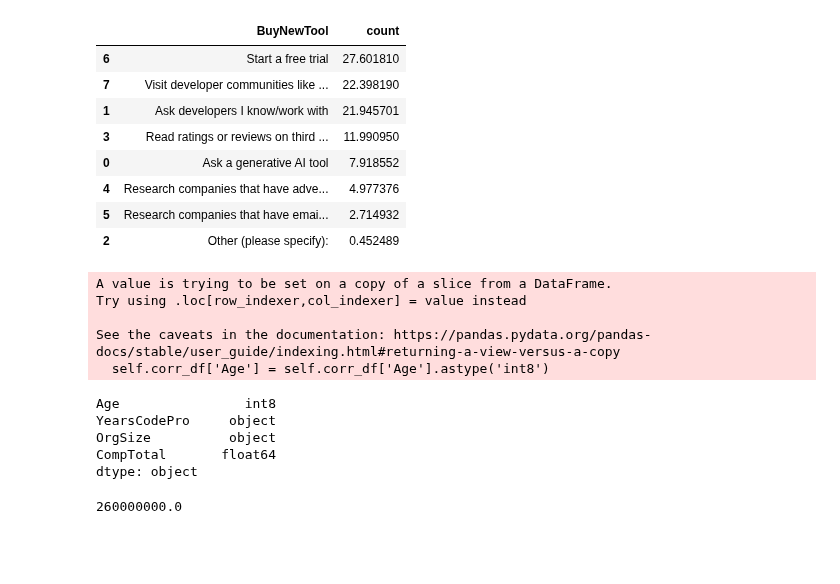
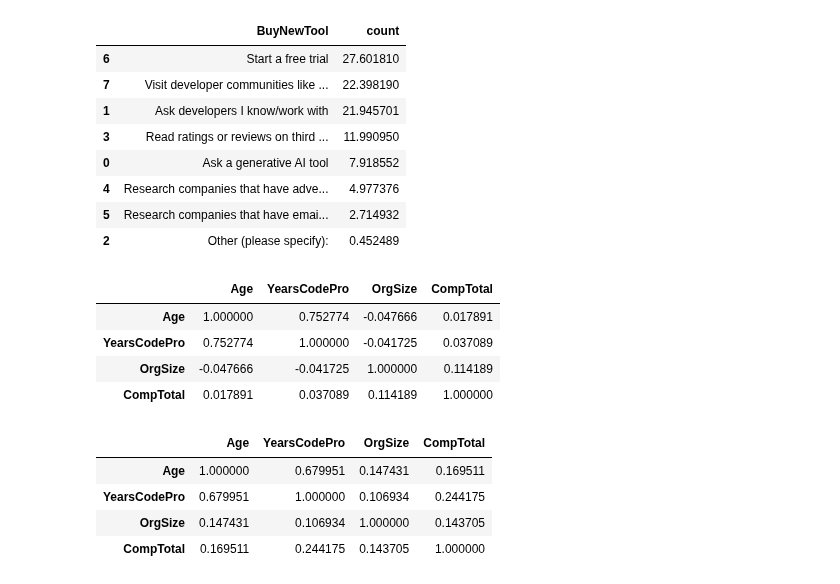
Before and after one commit to abrahim-k/stack_overflow_data, a Jupyter notebook: stack_overflow.ipynb, the cells around one changed output. Saved outputs shown, nothing was run; the diff lists cells and outputs as text; code cells hidden in the pictures; blank space fills up the shorter version.

Commit message:
feat: correlation calculation handled compeletely

```diff
--- a/stack_overflow.ipynb
+++ b/stack_overflow.ipynb
@@ -419,9 +419,8 @@ class CorrelationCalculator:
     def remove_non_rials(self):
         self.df = self.df.loc[df ['Currency'] == 'IRR	Iranian rial']
 
-    def give_corr_df(self):
+    def get_corr_df(self):
         self.corr_df = self.df[['Age', 'YearsCodePro', 'OrgSize', 'CompTotal']]
-        return self.corr_df
 
     def fill_empty_ages(self):
         most_frequent_age =  self.corr_df['Age'].mode()[0]
@@ -437,7 +436,6 @@ class CorrelationCalculator:
             '55-64 years old': 60
         }
         self.corr_df.loc[:, 'Age'] = self.corr_df['Age'].map(age_mapping)
-        self.corr_df['Age'] = self.corr_df['Age'].astype('int8')
 
     def calculate_years_mean(self):
         mean_df = self.corr_df.copy()
@@ -493,31 +491,34 @@ class CorrelationCalculator:
         self.corr_df.loc[self.corr_df['CompTotal'] < 120_000_000, 'CompTotal'] = average_comp
         self.corr_df.loc[self.corr_df['CompTotal'] > 12_000_000_000, 'CompTotal'] = average_comp
 
-
-
-high_corr_calculator = CorrelationCalculator(high_influence_df)
-
-high_corr_calculator.remove_non_rials()
-test_df = high_corr_calculator.give_corr_df()
-high_corr_calculator.fill_empty_ages()
-high_corr_calculator.numberize_ages()
-high_corr_calculator.fix_yearscodepros()
-high_corr_calculator.fill_empty_orgsizes()
-high_corr_calculator.numberize_orgsizes()
-high_corr_calculator.fix_comptotals()
-high_corr_calculator.corr_df.dtypes
+    def get_corr(self):
+        self.remove_non_rials()
+        self.get_corr_df()
+        self.fill_empty_ages()
+        self.numberize_ages()
+        self.fix_yearscodepros()
+        self.fill_empty_orgsizes()
+        self.numberize_orgsizes()
+        self.fix_comptotals()
+        return self.corr_df.corr()
-# %% [output]
-A value is trying to be set on a copy of a slice from a DataFrame.
-Try using .loc[row_indexer,col_indexer] = value instead
-
-See the caveats in the documentation: https://pandas.pydata.org/pandas-docs/stable/user_guide/indexing.html#returning-a-view-versus-a-copy
-  self.corr_df['Age'] = self.corr_df['Age'].astype('int8')
-Age                int8
-YearsCodePro     object
-OrgSize          object
-CompTotal       float64
-dtype: object
 # %%
-high_corr_calculator.corr_df.loc[40295, 'CompTotal']
+high_corr_calculator = CorrelationCalculator(high_influence_df)
+some_corr_calculator = CorrelationCalculator(some_influence_df)
-# %% [output]
-260000000.0
+# %%
+high_corr_result = high_corr_calculator.get_corr()
+high_corr_result
+# %% [output]
+|  | Age | YearsCodePro | OrgSize | CompTotal |
+| Age | 1.000000 | 0.752774 | -0.047666 | 0.017891 |
+| YearsCodePro | 0.752774 | 1.000000 | -0.041725 | 0.037089 |
+| OrgSize | -0.047666 | -0.041725 | 1.000000 | 0.114189 |
+| CompTotal | 0.017891 | 0.037089 | 0.114189 | 1.000000 |
+# %%
+some_corr_result = some_corr_calculator.get_corr()
+some_corr_result
+# %% [output]
+|  | Age | YearsCodePro | OrgSize | CompTotal |
+| Age | 1.000000 | 0.679951 | 0.147431 | 0.169511 |
+| YearsCodePro | 0.679951 | 1.000000 | 0.106934 | 0.244175 |
+| OrgSize | 0.147431 | 0.106934 | 1.000000 | 0.143705 |
+| CompTotal | 0.169511 | 0.244175 | 0.143705 | 1.000000 |
```
